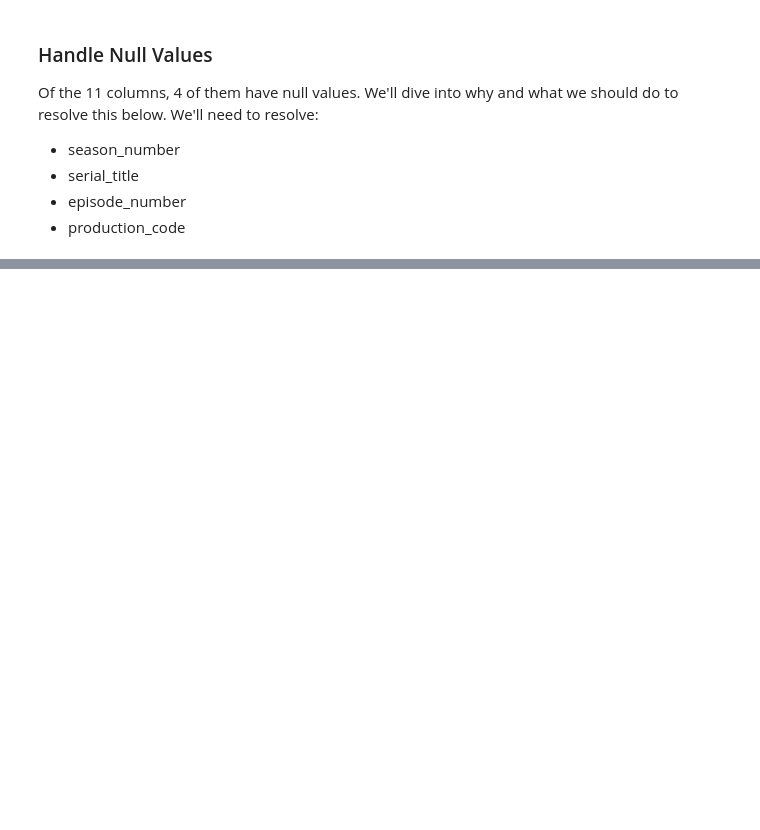
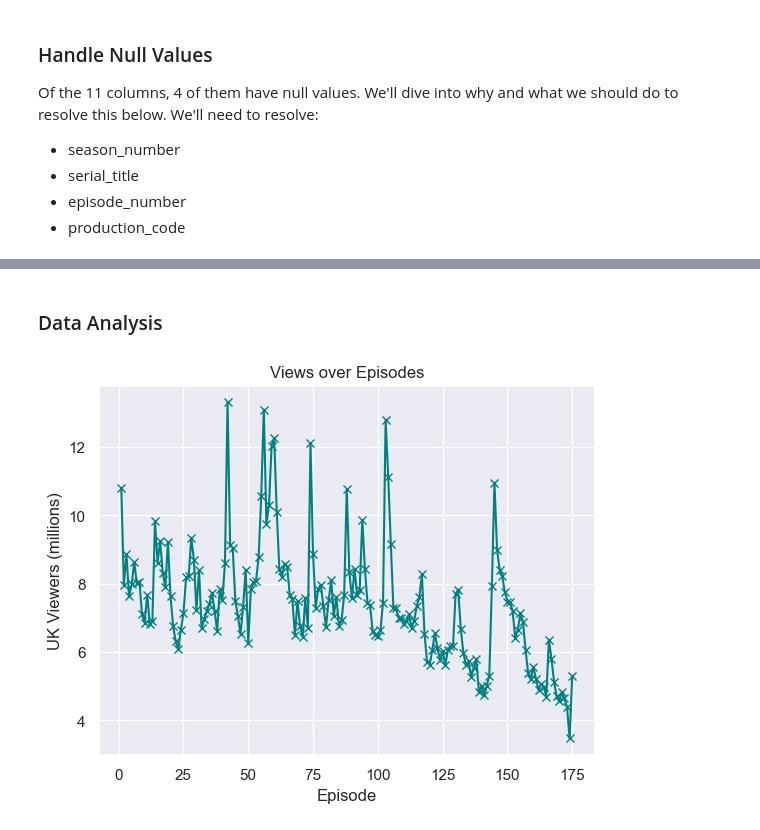
Before and after one commit to rihop6/TFBD-Riley-Repo, a Jupyter notebook: Assignments/QA/Week 1/DoctorWhoData.ipynb, the cells around one changed output, grey strips where cells are left out. Cells and saved outputs as stored; diff of their text form; code cells hidden in the pictures; blank space fills up the shorter version.

```diff
--- a/Assignments/QA/Week 1/DoctorWhoData.ipynb
+++ b/Assignments/QA/Week 1/DoctorWhoData.ipynb
@@ -48,0 +89,2 @@ Name: count, dtype: int64
+# %%
+df.drop("serial_title", inplace=True, axis=1)
@@ -48,0 +111,2 @@ Name: count, dtype: int64
+# %%
+df.fillna({"episode_number": 1.0}, inplace=True)
@@ -48,0 +117,2 @@ Name: count, dtype: int64
+# %%
+df.drop("production_code", inplace=True, axis=1)
@@ -48,0 +152,3 @@ Name: count, dtype: int64
+# %%
+df["episode_number"] = df["episode_number"].astype(int)
+df.head()
@@ -48,0 +171,19 @@ Name: count, dtype: int64
+# %% [markdown]
+### Data Analysis
+# %%
+import seaborn as sns
+import matplotlib.pyplot as plt
+import numpy as np
+sns.set_theme()
+
+#fig, axs = plt.subplots(2,1)
+#axs[0].plot(df["first_aired"].to_list(),df["uk_viewers"].to_list())
+#axs[1].plot(np.linspace(1,175,175),df["uk_viewers"].to_list())
+
+plt.plot(np.linspace(1,175,175),df["uk_viewers"].to_list(),marker='x',c="teal")
+plt.title("Views over Episodes")
+plt.ylabel("UK Viewers (millions)")
+plt.xlabel("Episode")
+plt.show()
+# %% [output]
+[figure, added]
```
Also changed, not shown: parts of 27 cells of this notebook, 6 other files.
